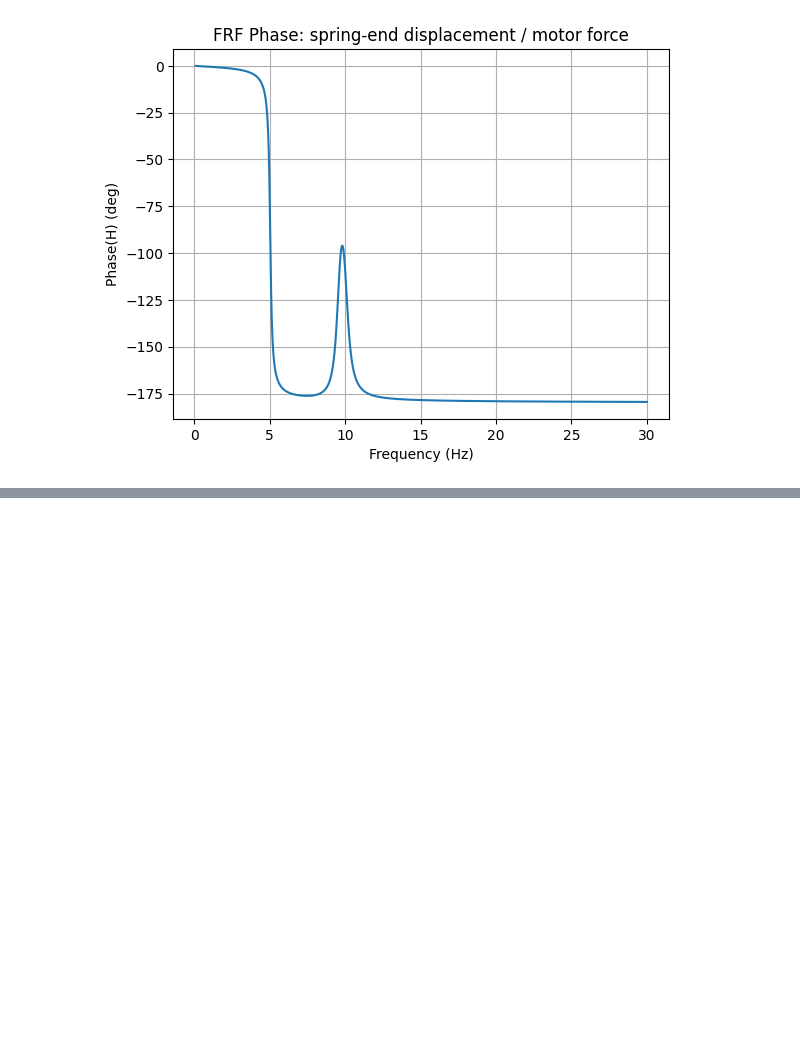
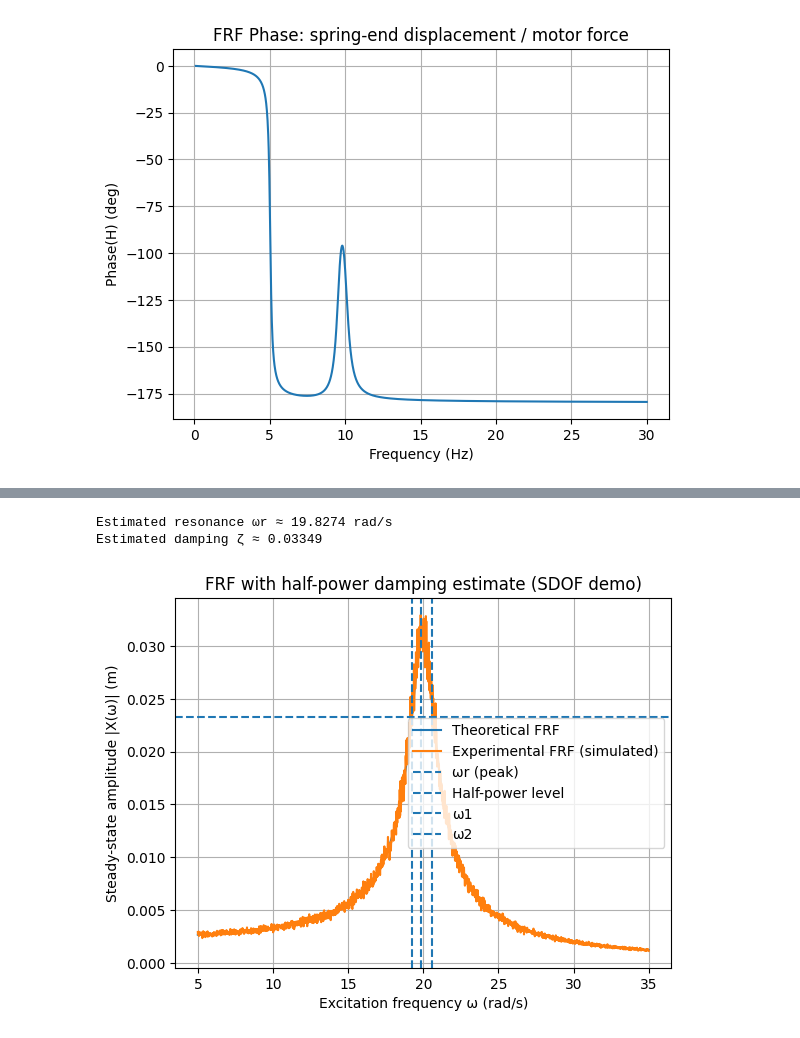
Before and after one commit to Du-nara/ME421-Mechanical-Systems-Lab-A3, a Jupyter notebook: Vibration/E_20_388_Vibration.ipynb, the cells around one changed output, grey strips where cells are left out. Cells and saved outputs as stored; diff of their text form; code cells hidden in the pictures; blank space fills up the shorter version.

```diff
--- a/Vibration/E_20_388_Vibration.ipynb
+++ b/Vibration/E_20_388_Vibration.ipynb
@@ -869,0 +882,63 @@ Rayleigh damping coefficients: alpha = 0.421637021355784 , beta = 0.000843274042
+# %%
+import numpy as np
+import matplotlib.pyplot as plt
+
+# Example system parameters (SDOF demo)
+m = 1.0
+k = 400.0
+zeta = 0.04
+F0 = 1.0
+
+omega_n = np.sqrt(k/m)
+
+omega = np.linspace(5, 35, 2000)
+
+# Displacement FRF magnitude: |X(ω)| for force input F0
+x_theory = (F0/m) / np.sqrt((omega_n**2 - omega**2)**2 +
+                            (2*zeta*omega_n*omega)**2)
+
+# Fake experimental data (for testing only)
+np.random.seed(0)
+x_exp = x_theory * (1 + 0.05*np.random.randn(len(x_theory)))
+
+# Peak (resonance) from experimental curve
+idx_peak = np.argmax(x_exp)
+omega_r_exp = omega[idx_peak]
+Xmax_exp = x_exp[idx_peak]
+Xhp = Xmax_exp / np.sqrt(2)
+
+# Find half-power points around the peak
+# Left crossing
+i = idx_peak
+while i > 0 and x_exp[i] > Xhp:
+    i -= 1
+omega1 = np.interp(Xhp, [x_exp[i], x_exp[i+1]], [omega[i], omega[i+1]])
+
+# Right crossing
+i = idx_peak
+while i < len(omega)-1 and x_exp[i] > Xhp:
+    i += 1
+omega2 = np.interp(Xhp, [x_exp[i-1], x_exp[i]], [omega[i-1], omega[i]])
+
+zeta_est = (omega2 - omega1) / (2*omega_r_exp)
+
+print(f"Estimated resonance ωr ≈ {omega_r_exp:.4f} rad/s")
+print(f"Estimated damping ζ ≈ {zeta_est:.5f}")
+
+plt.figure()
+plt.plot(omega, x_theory, label="Theoretical FRF")
+plt.plot(omega, x_exp, label="Experimental FRF (simulated)")
+plt.axvline(omega_r_exp, linestyle="--", label="ωr (peak)")
+plt.axhline(Xhp, linestyle="--", label="Half-power level")
+plt.axvline(omega1, linestyle="--", label="ω1")
+plt.axvline(omega2, linestyle="--", label="ω2")
+plt.xlabel("Excitation frequency ω (rad/s)")
+plt.ylabel("Steady-state amplitude |X(ω)| (m)")
+plt.title("FRF with half-power damping estimate (SDOF demo)")
+plt.grid(True)
+plt.legend()
+plt.show()
+# %% [output]
+Estimated resonance ωr ≈ 19.8274 rad/s
+Estimated damping ζ ≈ 0.03349
+[figure, added]
```
Also changed, not shown: parts of 7 cells of this notebook.
